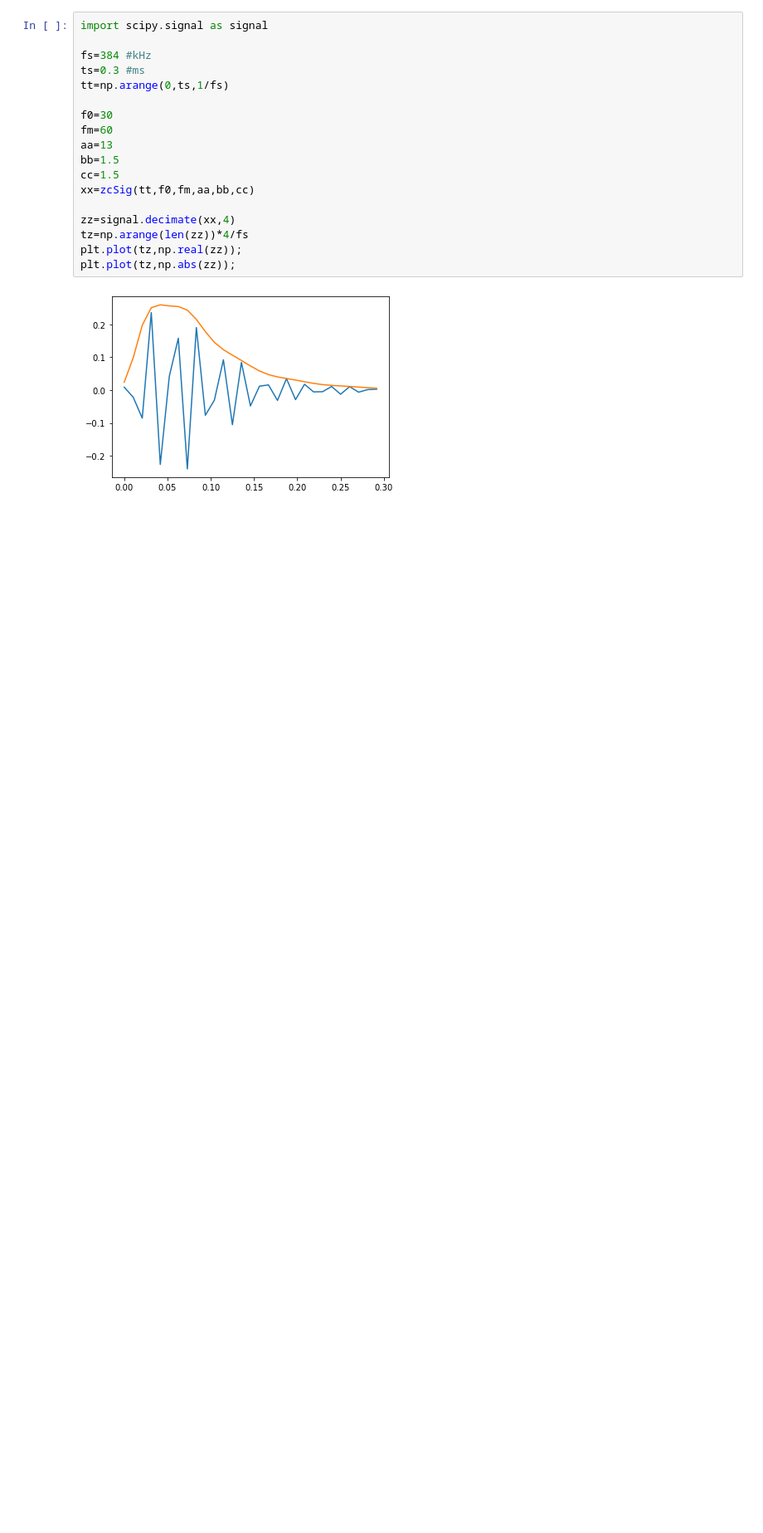
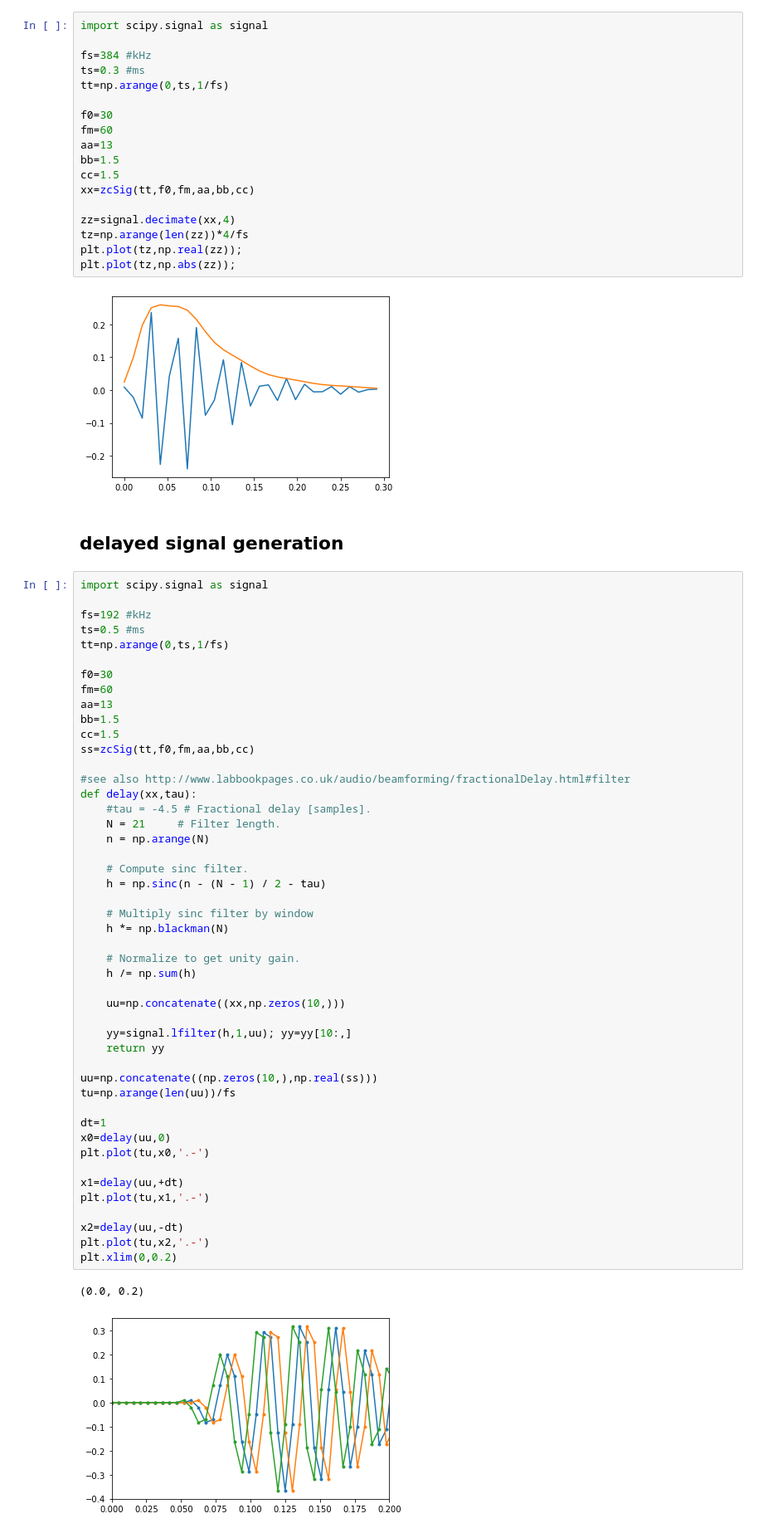
Before and after one commit to WMXZ-EU/wmxz-eu.github.io, a Jupyter notebook: _sources/Zc_click.ipynb, the cells around one changed output. Shown at 83% size. Saved outputs shown, nothing was run; the diff lists cells and outputs as text; blank space fills up the shorter version.

```diff
--- a/_sources/Zc_click.ipynb
+++ b/_sources/Zc_click.ipynb
@@ -63,3 +63,55 @@ plt.plot(tz,np.real(zz));
 plt.plot(tz,np.abs(zz));
 # %% [output]
 [figure]
+# %% [markdown]
+## delayed signal generation
+# %%
+import scipy.signal as signal
+
+fs=192 #kHz
+ts=0.5 #ms
+tt=np.arange(0,ts,1/fs)
+
+f0=30
+fm=60
+aa=13
+bb=1.5
+cc=1.5
+ss=zcSig(tt,f0,fm,aa,bb,cc)
+
+#see also http://www.labbookpages.co.uk/audio/beamforming/fractionalDelay.html#filter
+def delay(xx,tau):
+    #tau = -4.5 # Fractional delay [samples].
+    N = 21     # Filter length.
+    n = np.arange(N)
+
+    # Compute sinc filter.
+    h = np.sinc(n - (N - 1) / 2 - tau)
+
+    # Multiply sinc filter by window
+    h *= np.blackman(N)
+
+    # Normalize to get unity gain.
+    h /= np.sum(h)
+
+    uu=np.concatenate((xx,np.zeros(10,)))
+
+    yy=signal.lfilter(h,1,uu); yy=yy[10:,]
+    return yy
+
+uu=np.concatenate((np.zeros(10,),np.real(ss)))
+tu=np.arange(len(uu))/fs
+
+dt=1
+x0=delay(uu,0)
+plt.plot(tu,x0,'.-')
+
+x1=delay(uu,+dt)
+plt.plot(tu,x1,'.-')
+
+x2=delay(uu,-dt)
+plt.plot(tu,x2,'.-')
+plt.xlim(0,0.2)
+# %% [output]
+(0.0, 0.2)
+[figure, added]
```
Also changed, not shown: parts of 1 cell of this notebook, 24 other files.
